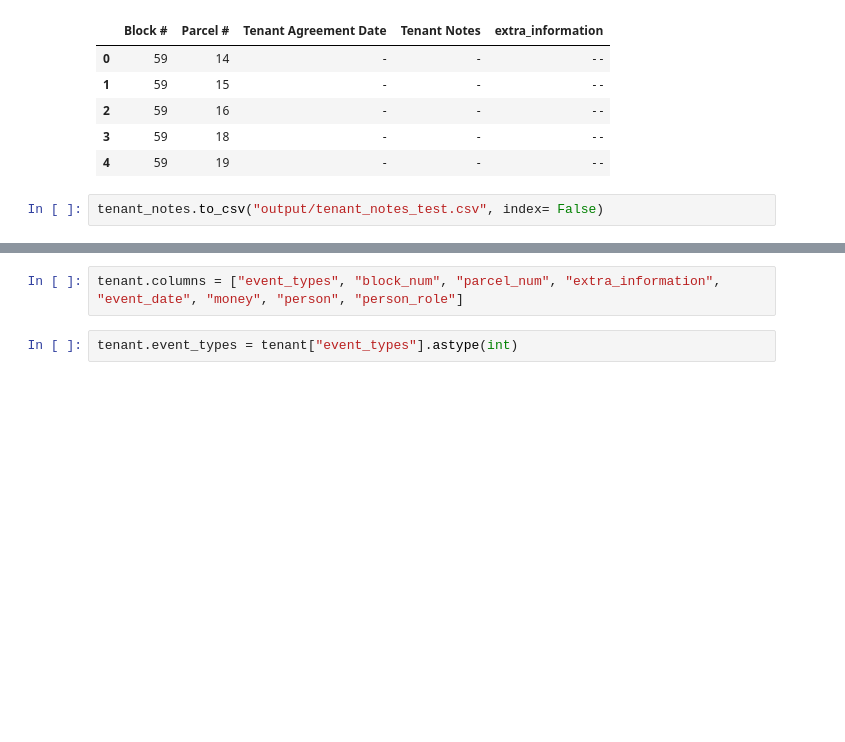
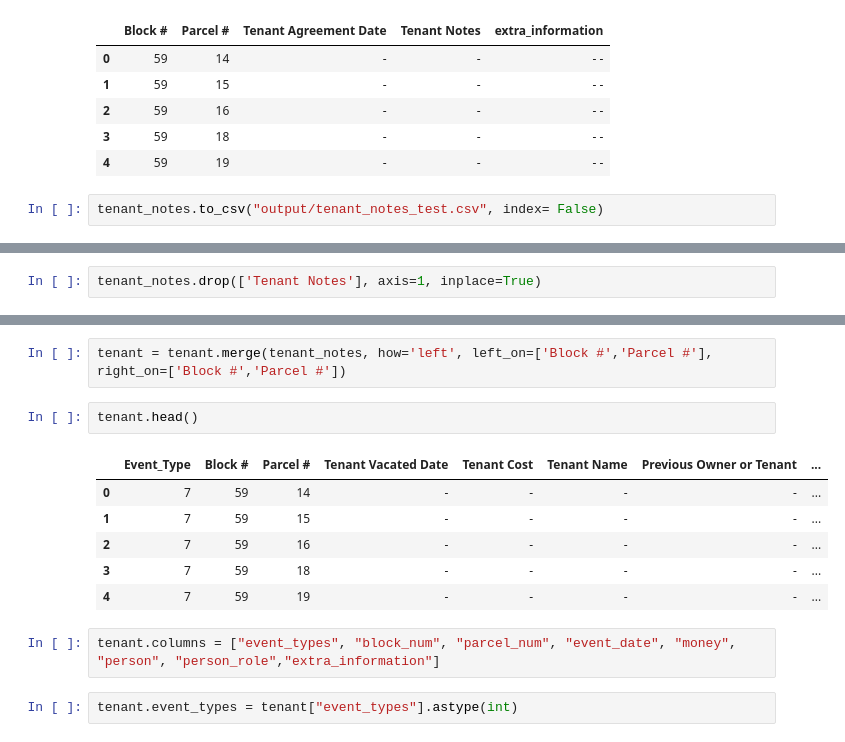
Before and after one commit to squeakyspacebar/urban-renewal-curation, a Jupyter notebook: python/Bez-Data-org.ipynb, the cells around one changed output, grey strips where cells are left out. Drawn from its saved outputs; the diff is of its cells as text; blank space fills up the shorter version.

```diff
--- a/python/Bez-Data-org.ipynb
+++ b/python/Bez-Data-org.ipynb
@@ -1292,0 +1296,2 @@ tenant_notes.to_csv("output/tenant_notes_test.csv", index= False)
+# %%
+tenant_notes.drop(['Tenant Notes'], axis=1, inplace=True)
@@ -1293,5 +1311,16 @@ tenant_notes.to_csv("output/tenant_notes_test.csv", index= False)
+# %%
+tenant = tenant.merge(tenant_notes, how='left', left_on=['Block #','Parcel #'], right_on=['Block #','Parcel #'])
+# %%
+tenant.head()
+# %% [output]
+|  | Event_Type | Block # | Parcel # | Tenant Vacated Date | Tenant Cost | Tenant Name | Previous Owner or Tenant | ... |
+| 0 | 7 | 59 | 14 | - | - | - | - | ... |
+| 1 | 7 | 59 | 15 | - | - | - | - | ... |
+| 2 | 7 | 59 | 16 | - | - | - | - | ... |
+| 3 | 7 | 59 | 18 | - | - | - | - | ... |
+| 4 | 7 | 59 | 19 | - | - | - | - | ... |
 # %%
-tenant.columns = ["event_types", "block_num", "parcel_num", "extra_information", "event_date", "money", "person", "person_role"]
+tenant.columns = ["event_types", "block_num", "parcel_num", "event_date", "money", "person", "person_role","extra_information"]
 # %%
 tenant.event_types = tenant["event_types"].astype(int)
 # %%
```
Also changed, not shown: parts of 22 cells of this notebook.
